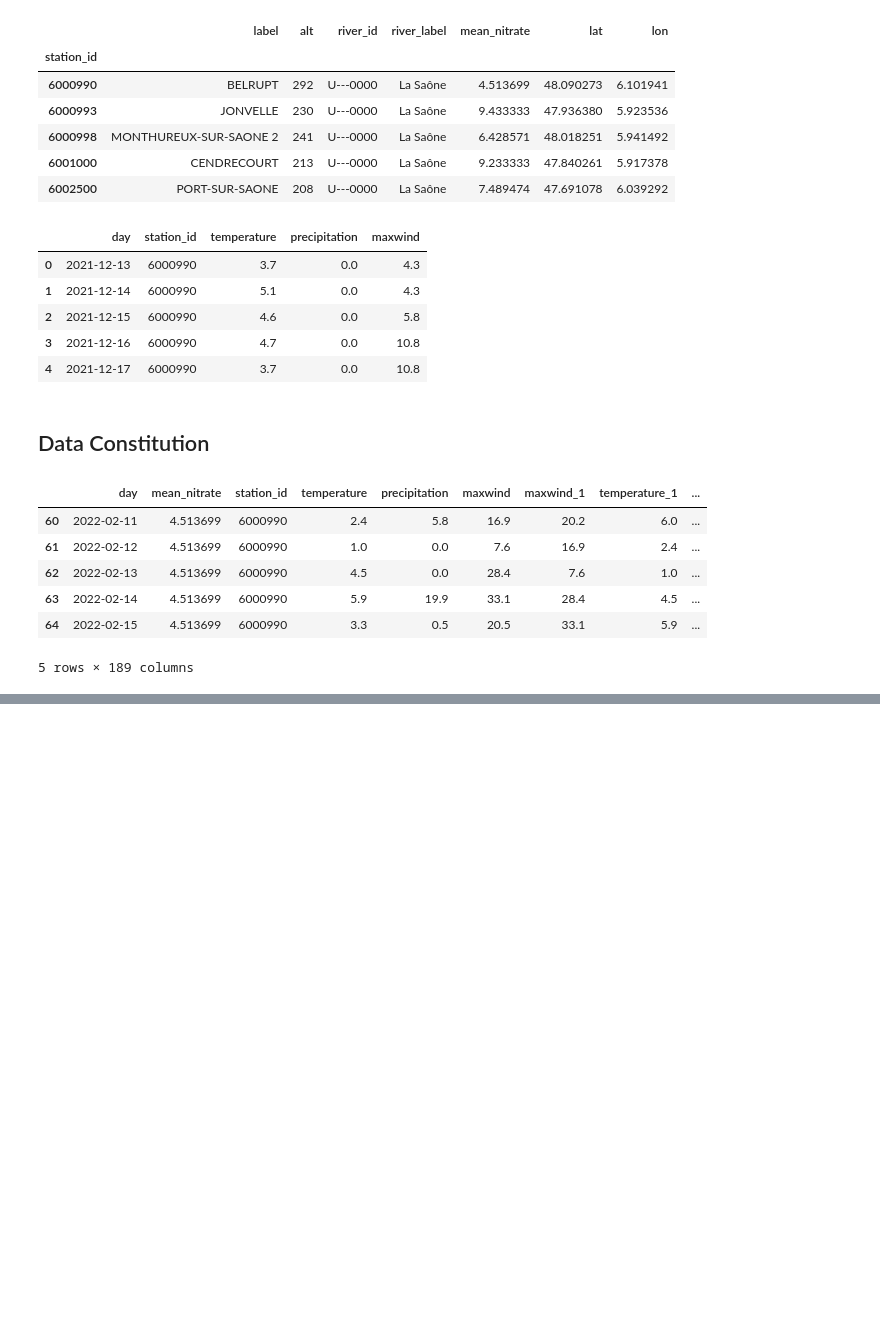
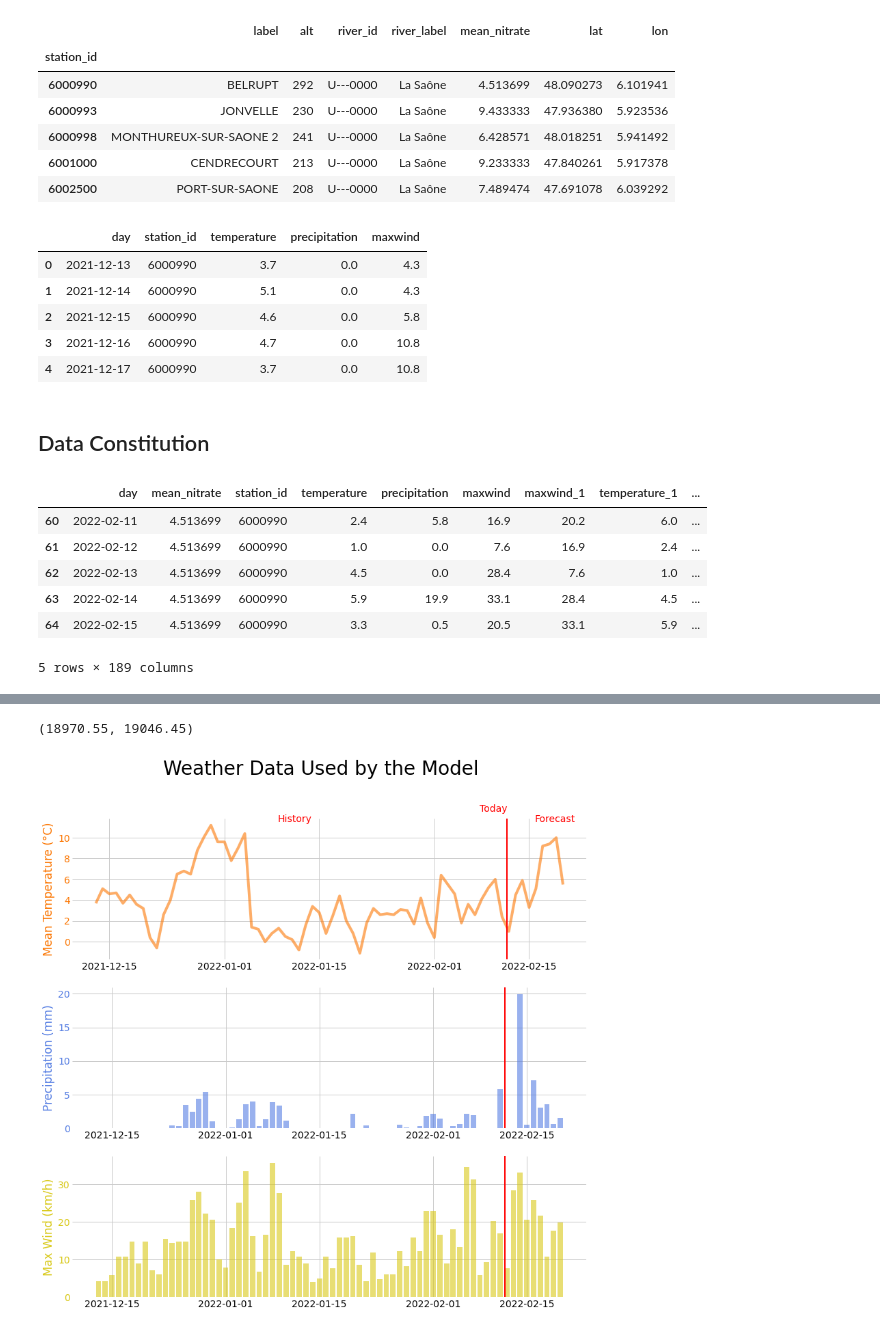
Before and after one commit to sebvey/water_prediction, a Jupyter notebook: notebooks/prediction_from_model.ipynb, the cells around one changed output, grey strips where cells are left out. Saved outputs shown, nothing was run; the diff lists cells and outputs as text; code cells hidden in the pictures; blank space fills up the shorter version.

Commit message:
Weather Data Plotted

```diff
--- a/notebooks/prediction_from_model.ipynb
+++ b/notebooks/prediction_from_model.ipynb
@@ -230,0 +233,57 @@ plt.plot(data['day'],data['prediction'])
+# %%
+xlim
+# %% [output]
+(18970.55, 19046.45)
+# %%
+with plt.style.context('fivethirtyeight'):
+
+    fig, axs = plt.subplots(3,1,figsize=(12,12))
+    fig.suptitle('Weather Data Used by the Model', fontsize=28)
+    fig.patch.set_facecolor('#FFFFFF')
+
+    # Temperature Plot
+    axs[0].plot(weather.day,weather.temperature,color='#fc7703',alpha=0.6)
+    axs[0].yaxis.set_tick_params(colors='#fc7703')
+    axs[0].set_ylabel('Mean Temperature (°C)',color='#fc7703')
+
+    # Today line
+    axs[0].axvline(x=datetime.today(),color='red',linewidth=2)
+
+    # Today txt
+    ylim = axs[0].get_ylim()
+    td_y = ylim[0] + (ylim[1] - ylim[0]) * 1.05
+    axs[0].text(x=datetime.today()-timedelta(4),y=td_y,s='Today',color='red')
+
+    # Forecast txt
+    xlim = axs[0].get_xlim()
+    f_x = xlim[0] + (xlim[1] - xlim[0]) * 0.9
+    fh_y = ylim[0] + (ylim[1] - ylim[0]) * 0.98
+    axs[0].text(x=f_x,y=fh_y,s='Forecast',color='red')
+
+    # History txt
+    h_x = xlim[0] + (xlim[1] - xlim[0]) * 0.4
+    axs[0].text(x=h_x,y=fh_y,s='History',color='red')
+
+
+    # Precipitation Plot
+    axs[1].bar(weather.day,weather.precipitation,color='#567ee3',alpha=0.6)
+    axs[1].yaxis.set_tick_params(colors='#567ee3')
+    axs[1].set_ylabel('Precipitation (mm)',color='#567ee3')
+    axs[1].axvline(x=datetime.today(),color='red',linewidth=2)
+
+
+    # Maxwind Plot
+    axs[2].bar(weather.day,weather.maxwind,color='#d9c918',alpha=0.6)
+    axs[2].yaxis.set_tick_params(colors='#d9c918')
+    axs[2].set_ylabel('Max Wind (km/h)',color='#d9c918')
+    axs[2].axvline(x=datetime.today(),color='red',linewidth=2)
+
+    for ax in axs :
+        ax.patch.set_facecolor('#FFFFFF') # background color to white
+        for location in ['left','right','bottom','top']:
+            ax.spines[location].set_visible(False)
+
+
+    plt.show()
+# %% [output]
+[figure, added]
```
Also changed, not shown: parts of 11 cells of this notebook.
